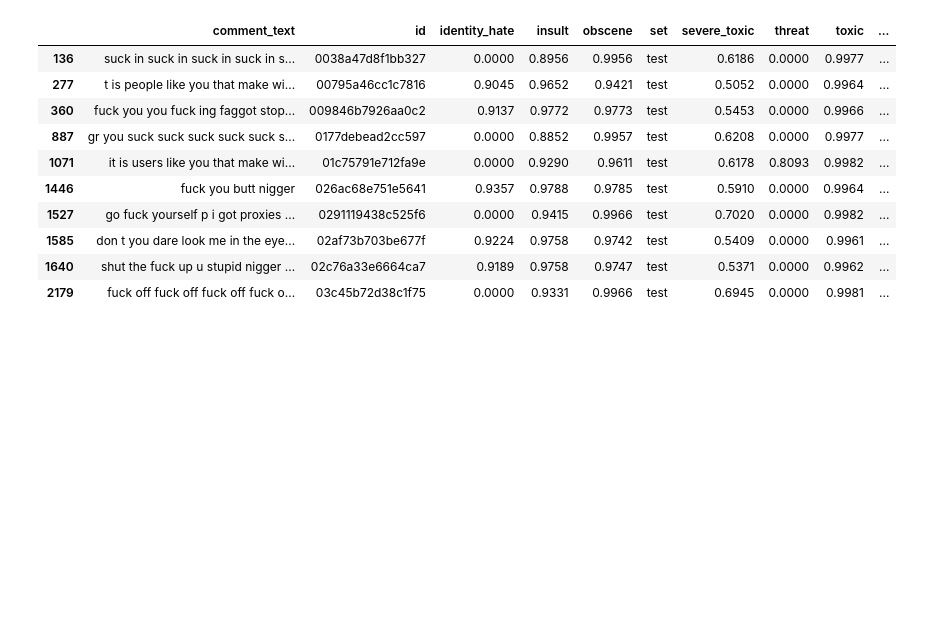
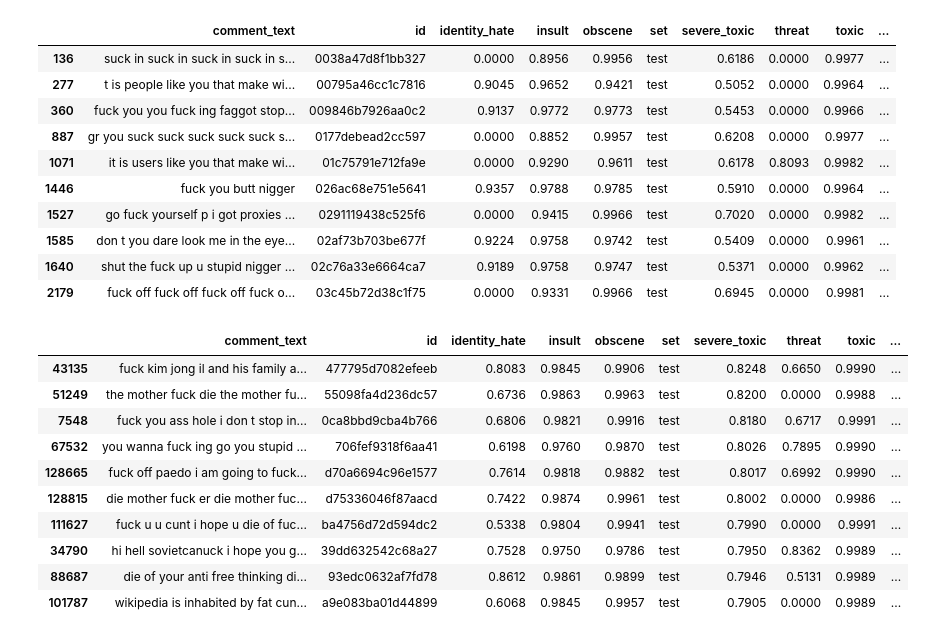
Before and after one commit to goriri/ab2, a Jupyter notebook: toxic-comments.ipynb, the cells around one changed output. Drawn from its saved outputs; the diff is of its cells as text; code cells hidden in the pictures; blank space fills up the shorter version.

```diff
--- a/toxic-comments.ipynb
+++ b/toxic-comments.ipynb
@@ -264,3 +264,17 @@ toxic_test_df.loc[toxic_test_df["severe_toxic"]>0.5].head(10)
 # %%
 toxic_test_prediction_df_filename="s3://" + AWS_S3_BUCKET + "/corpus/toxic_test_set_prediction.csv"
 toxic_test_df.to_csv(toxic_test_prediction_df_filename)
+# %%
+toxic_test_df.nlargest(10, 'severe_toxic')
+# %% [output]
+|  | comment_text | id | identity_hate | insult | obscene | set | severe_toxic | threat | toxic | ... |
+| 43135 | fuck kim jong il and his family a... | 477795d7082efeeb | 0.8083 | 0.9845 | 0.9906 | test | 0.8248 | 0.6650 | 0.9990 | ... |
+| 51249 | the mother fuck die the mother fu... | 55098fa4d236dc57 | 0.6736 | 0.9863 | 0.9963 | test | 0.8200 | 0.0000 | 0.9988 | ... |
+| 7548 | fuck you ass hole i don t stop in... | 0ca8bbd9cba4b766 | 0.6806 | 0.9821 | 0.9916 | test | 0.8180 | 0.6717 | 0.9991 | ... |
+| 67532 | you wanna fuck ing go you stupid ... | 706fef9318f6aa41 | 0.6198 | 0.9760 | 0.9870 | test | 0.8026 | 0.7895 | 0.9990 | ... |
+| 128665 | fuck off paedo i am going to fuck... | d70a6694c96e1577 | 0.7614 | 0.9818 | 0.9882 | test | 0.8017 | 0.6992 | 0.9990 | ... |
+| 128815 | die mother fuck er die mother fuc... | d75336046f87aacd | 0.7422 | 0.9874 | 0.9961 | test | 0.8002 | 0.0000 | 0.9986 | ... |
+| 111627 | fuck u u cunt i hope u die of fuc... | ba4756d72d594dc2 | 0.5338 | 0.9804 | 0.9941 | test | 0.7990 | 0.0000 | 0.9991 | ... |
+| 34790 | hi hell sovietcanuck i hope you g... | 39dd632542c68a27 | 0.7528 | 0.9750 | 0.9786 | test | 0.7950 | 0.8362 | 0.9989 | ... |
+| 88687 | die of your anti free thinking di... | 93edc0632af7fd78 | 0.8612 | 0.9861 | 0.9899 | test | 0.7946 | 0.5131 | 0.9989 | ... |
+| 101787 | wikipedia is inhabited by fat cun... | a9e083ba01d44899 | 0.6068 | 0.9845 | 0.9957 | test | 0.7905 | 0.0000 | 0.9989 | ... |
```
Also changed, not shown: parts of 24 cells of this notebook, 1 other file.
